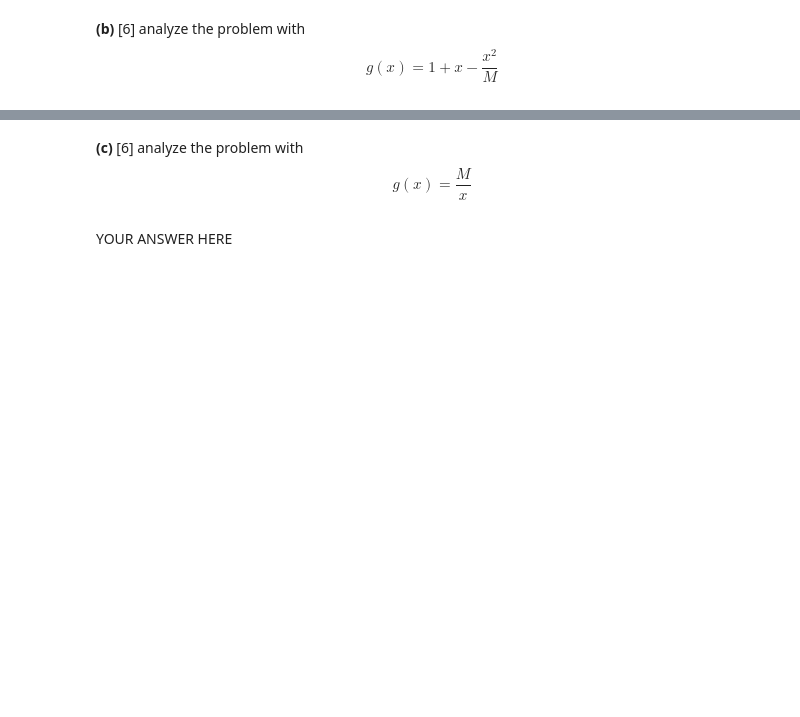
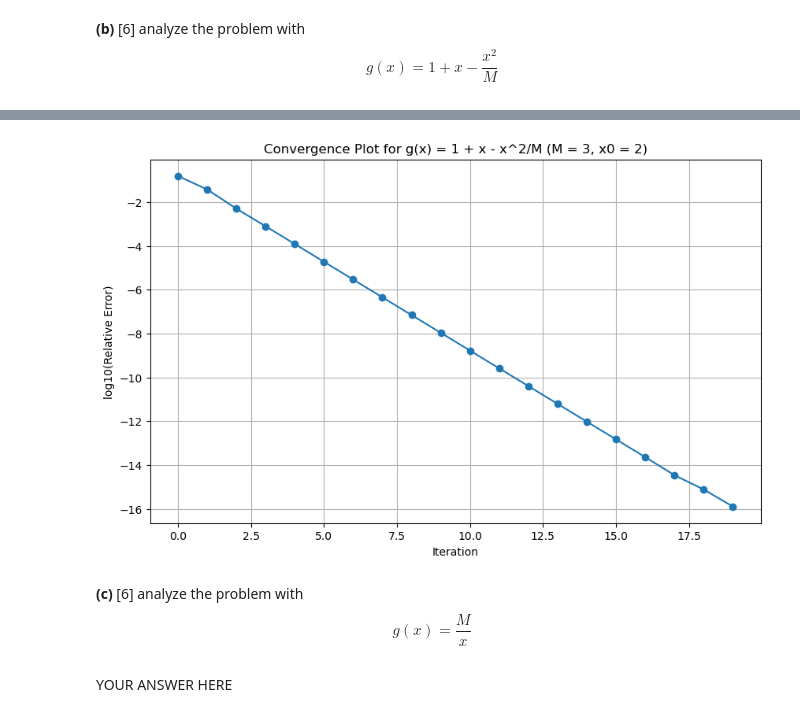
Before and after one commit to ArminNouri/intro-numerical-methods, a Jupyter notebook: hw2/HW2_roots.ipynb, the cells around one changed output, grey strips where cells are left out. Drawn from its saved outputs; the diff is of its cells as text; code cells hidden in the pictures; blank space fills up the shorter version.

```diff
--- a/hw2/HW2_roots.ipynb
+++ b/hw2/HW2_roots.ipynb
@@ -77,3 +166,34 @@ raise NotImplementedError()
+# %%
+def g(x, M):
+    """Iteration function g(x) = 1 + x - x^2 / M"""
+    return 1 + x - (x**2) / M
+
+def relative_error(x, true_value):
+    """Compute the relative error"""
+    return abs(x - true_value) / true_value
+
+# Parameters
+M = 3
+x_true = numpy.sqrt(M)  # True value of sqrt(M)
+x0 = 2  # Initial guess
+N = 20  # Number of iterations
+
+# Fixed-point iteration using g(x)
+x_values = fixed_point(lambda x: g(x, M), x0, N)
+
+# Compute relative errors
+errors = [relative_error(xk, x_true) for xk in x_values]
+
+# Plot log of relative errors
+plt.figure(figsize=(10, 6))
+plt.plot(numpy.arange(N+1), numpy.log10(errors), marker='o')
+plt.xlabel('Iteration')
+plt.ylabel('log10(Relative Error)')
+plt.title(f'Convergence Plot for g(x) = 1 + x - x^2/M (M = {M}, x0 = {x0})')
+plt.grid(True)
+plt.show()
+# %% [output]
+[figure, added]
 # %% [markdown]
  **(c)** [6] analyze the problem with
 $$ g(x) = \frac{M}{x}$$
```
Also changed, not shown: parts of 5 cells of this notebook.
